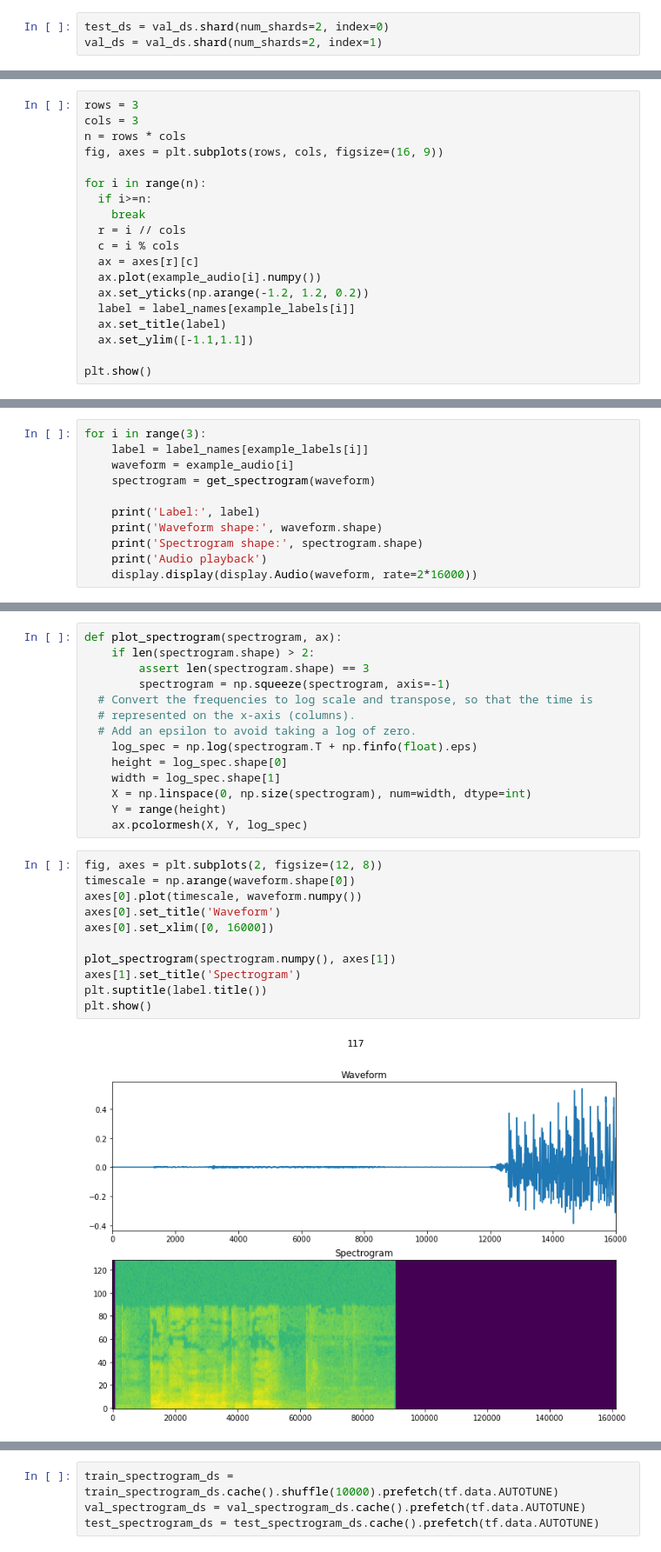
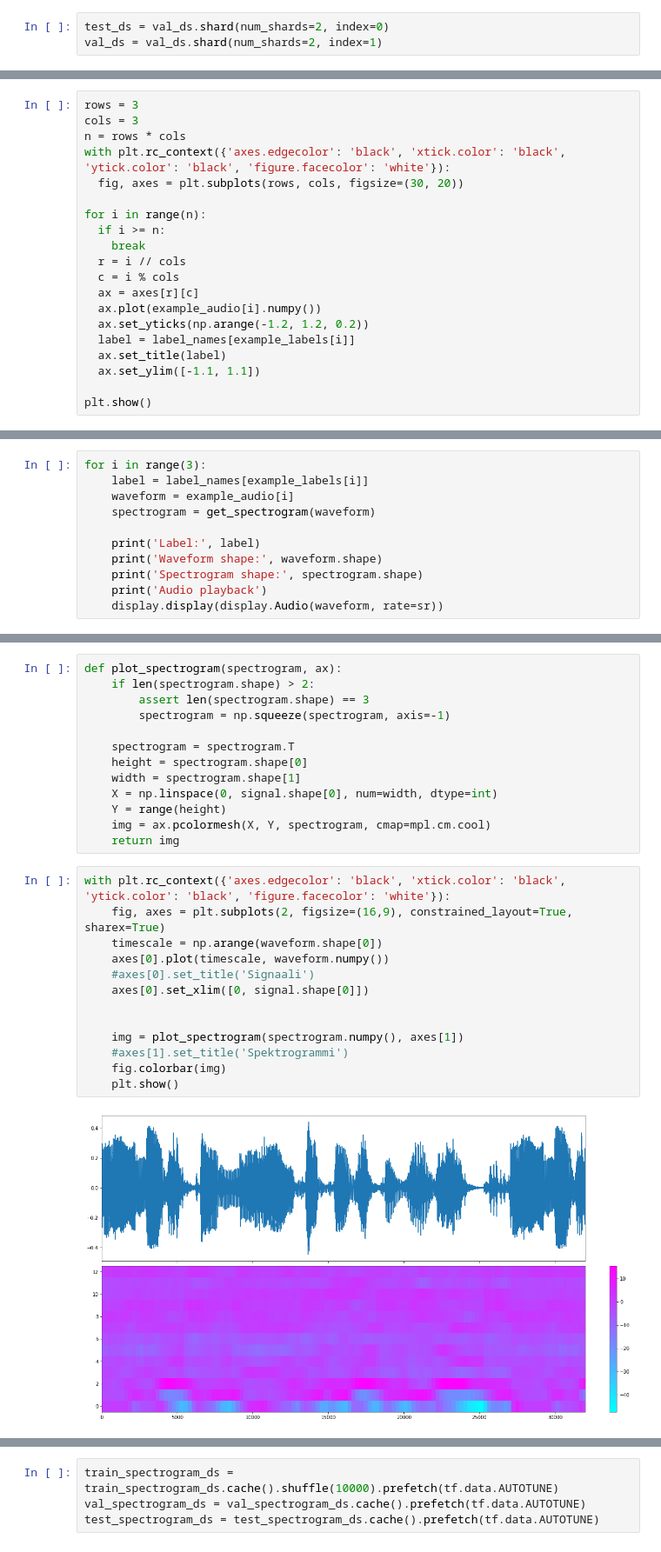
Before and after one commit to AKaronen/SpeechRecognition, a Jupyter notebook: scripts/recognizer.ipynb, the cells around one changed output, grey strips where cells are left out. Shown at 87% size. Drawn from its saved outputs; the diff is of its cells as text.

```diff
--- a/scripts/recognizer.ipynb
+++ b/scripts/recognizer.ipynb
@@ -167,10 +89,11 @@ for example_audio, example_labels in train_ds.take(1):
 rows = 3
 cols = 3
 n = rows * cols
-fig, axes = plt.subplots(rows, cols, figsize=(16, 9))
+with plt.rc_context({'axes.edgecolor': 'black', 'xtick.color': 'black', 'ytick.color': 'black', 'figure.facecolor': 'white'}):
+  fig, axes = plt.subplots(rows, cols, figsize=(30, 20))
 
 for i in range(n):
-  if i>=n:
+  if i >= n:
     break
   r = i // cols
   c = i % cols
@@ -179,7 +102,7 @@ for i in range(n):
   ax.set_yticks(np.arange(-1.2, 1.2, 0.2))
   label = label_names[example_labels[i]]
   ax.set_title(label)
-  ax.set_ylim([-1.1,1.1])
+  ax.set_ylim([-1.1, 1.1])
 
 plt.show()
 # %% [output]
@@ -206,5 +141,5 @@ for i in range(3):
     print('Waveform shape:', waveform.shape)
     print('Spectrogram shape:', spectrogram.shape)
     print('Audio playback')
-    display.display(display.Audio(waveform, rate=2*16000))
+    display.display(display.Audio(waveform, rate=sr))
 # %% [output]
@@ -228,25 +163,26 @@ def plot_spectrogram(spectrogram, ax):
     if len(spectrogram.shape) > 2:
         assert len(spectrogram.shape) == 3
         spectrogram = np.squeeze(spectrogram, axis=-1)
-  # Convert the frequencies to log scale and transpose, so that the time is
-  # represented on the x-axis (columns).
-  # Add an epsilon to avoid taking a log of zero.
-    log_spec = np.log(spectrogram.T + np.finfo(float).eps)
-    height = log_spec.shape[0]
-    width = log_spec.shape[1]
-    X = np.linspace(0, np.size(spectrogram), num=width, dtype=int)
+
+    spectrogram = spectrogram.T
+    height = spectrogram.shape[0]
+    width = spectrogram.shape[1]
+    X = np.linspace(0, signal.shape[0], num=width, dtype=int)
     Y = range(height)
-    ax.pcolormesh(X, Y, log_spec)
+    img = ax.pcolormesh(X, Y, spectrogram, cmap=mpl.cm.cool)
+    return img
 # %%
-fig, axes = plt.subplots(2, figsize=(12, 8))
-timescale = np.arange(waveform.shape[0])
-axes[0].plot(timescale, waveform.numpy())
-axes[0].set_title('Waveform')
-axes[0].set_xlim([0, 16000])
+with plt.rc_context({'axes.edgecolor': 'black', 'xtick.color': 'black', 'ytick.color': 'black', 'figure.facecolor': 'white'}):
+    fig, axes = plt.subplots(2, figsize=(16,9), constrained_layout=True, sharex=True)
+    timescale = np.arange(waveform.shape[0])
+    axes[0].plot(timescale, waveform.numpy())
+    #axes[0].set_title('Signaali')
+    axes[0].set_xlim([0, signal.shape[0]])
 
-plot_spectrogram(spectrogram.numpy(), axes[1])
-axes[1].set_title('Spectrogram')
-plt.suptitle(label.title())
-plt.show()
+
+    img = plot_spectrogram(spectrogram.numpy(), axes[1])
+    #axes[1].set_title('Spektrogrammi')
+    fig.colorbar(img)
+    plt.show()
 # %% [output]
-[figure, old version]
+[figure, new version]
```
Also changed, not shown: parts of 60 cells of this notebook, 2 other files.
